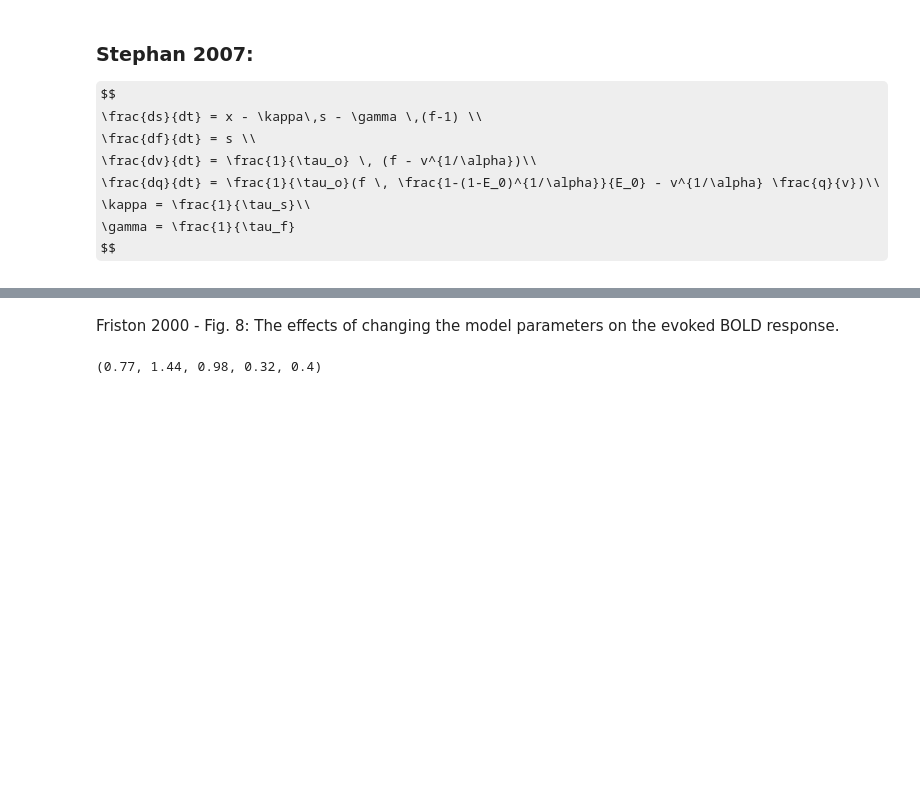
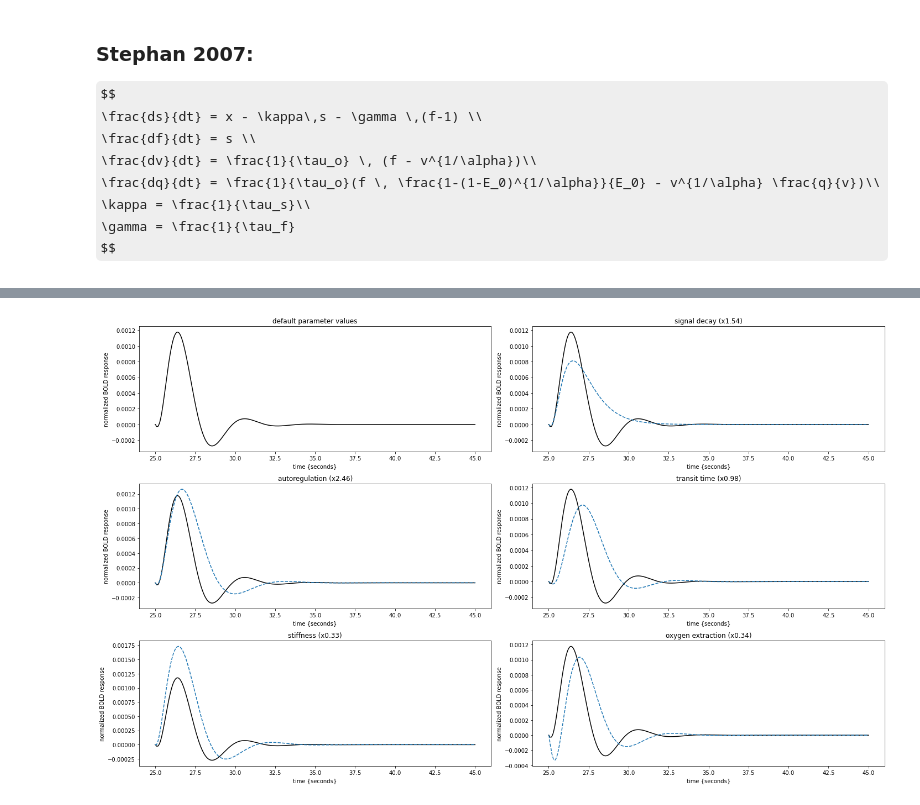
Before and after one commit to pfcrowe/tvb-fnirs, a Jupyter notebook: scratch/exploring_the_balloon_model.ipynb, the cells around one changed output, grey strips where cells are left out. Drawn from its saved outputs; the diff is of its cells as text; code cells hidden in the pictures; some formulas as TeX source; blank space fills up the shorter version.

```diff
--- a/scratch/exploring_the_balloon_model.ipynb
+++ b/scratch/exploring_the_balloon_model.ipynb
@@ -202,8 +189,2 @@ bold.BalloonModel.E0    = 0.4  * 2.3
 bold_model = bold.BalloonModel(time_series = tsr)
 bold_data_E0  = bold_model.evaluate()
-# %% [markdown]
-Friston 2000 - Fig. 8: The effects of changing the model parameters on the evoked BOLD response.
-# %%
-bold.BalloonModel.tau_s, bold.BalloonModel.tau_f, bold.BalloonModel.tau_o, bold.BalloonModel.alpha, bold.BalloonModel.E0
-# %% [output]
-(0.77, 1.44, 0.98, 0.32, 0.4)
@@ -210 +198,37 @@ bold.BalloonModel.tau_s, bold.BalloonModel.tau_f, bold.BalloonModel.tau_o, bold.
+# %%
+fig, ax = plt.subplots(ncols=2,nrows=3, figsize=(20,12))
+
+a=ax[0,0];a.set_title(titles[0])
+a.set_xlabel('time {seconds}');a.set_ylabel('normalized BOLD response')
+a.plot(bold_data.time[25000:45000], bold_data.data[25000:45000, 0, [42], 0] - bold_data.data[35000:45000, 0, [42], 0].mean(), c='k')
+
+a=ax[0,1];a.set_title(titles[1])
+a.set_xlabel('time {seconds}');a.set_ylabel('normalized BOLD response')
+a.plot(bold_data.time[25000:45000], bold_data.data[25000:45000, 0, [42], 0] - bold_data.data[35000:45000, 0, [42], 0].mean(), c='k')
+a.plot(bold_data.time[25000:45000], bold_data_tau_s.data[25000:45000, 0, [42], 0] - bold_data_tau_s.data[35000:45000, 0, [42], 0].mean(), '--')
+
+a=ax[1,0];a.set_title(titles[2])
+a.set_xlabel('time {seconds}');a.set_ylabel('normalized BOLD response')
+a.plot(bold_data.time[25000:45000], bold_data.data[25000:45000, 0, [42], 0] - bold_data.data[35000:45000, 0, [42], 0].mean(), c='k')
+a.plot(bold_data.time[25000:45000], bold_data_tau_f.data[25000:45000, 0, [42], 0] - bold_data_tau_f.data[35000:45000, 0, [42], 0].mean(), '--')
+
+a=ax[1,1];a.set_title(titles[3])
+a.set_xlabel('time {seconds}');a.set_ylabel('normalized BOLD response')
+a.plot(bold_data.time[25000:45000], bold_data.data[25000:45000, 0, [42], 0] - bold_data.data[35000:45000, 0, [42], 0].mean(), c='k')
+a.plot(bold_data.time[25000:45000], bold_data_tau_o.data[25000:45000, 0, [42], 0] - bold_data_tau_o.data[35000:45000, 0, [42], 0].mean(), '--')
+
+a=ax[2,0];a.set_title(titles[4])
+a.set_xlabel('time {seconds}');a.set_ylabel('normalized BOLD response')
+a.plot(bold_data.time[25000:45000], bold_data.data[25000:45000, 0, [42], 0] - bold_data.data[35000:45000, 0, [42], 0].mean(), c='k')
+a.plot(bold_data.time[25000:45000], bold_data_alpha.data[25000:45000, 0, [42], 0] - bold_data_alpha.data[35000:45000, 0, [42], 0].mean(), '--')
+
+a=ax[2,1];a.set_title(titles[5])
+a.set_xlabel('time {seconds}');a.set_ylabel('normalized BOLD response')
+a.plot(bold_data.time[25000:45000], bold_data.data[25000:45000, 0, [42], 0] - bold_data.data[35000:45000, 0, [42], 0].mean(), c='k')
+a.plot(bold_data.time[25000:45000], bold_data_E0.data[25000:45000, 0, [42], 0] - bold_data_E0.data[35000:45000, 0, [42], 0].mean(), '--')
+
+plt.tight_layout()
+plt.show()
+# %% [output]
+[figure, added]
 # %%
```
Also changed, not shown: parts of 32 cells of this notebook.
